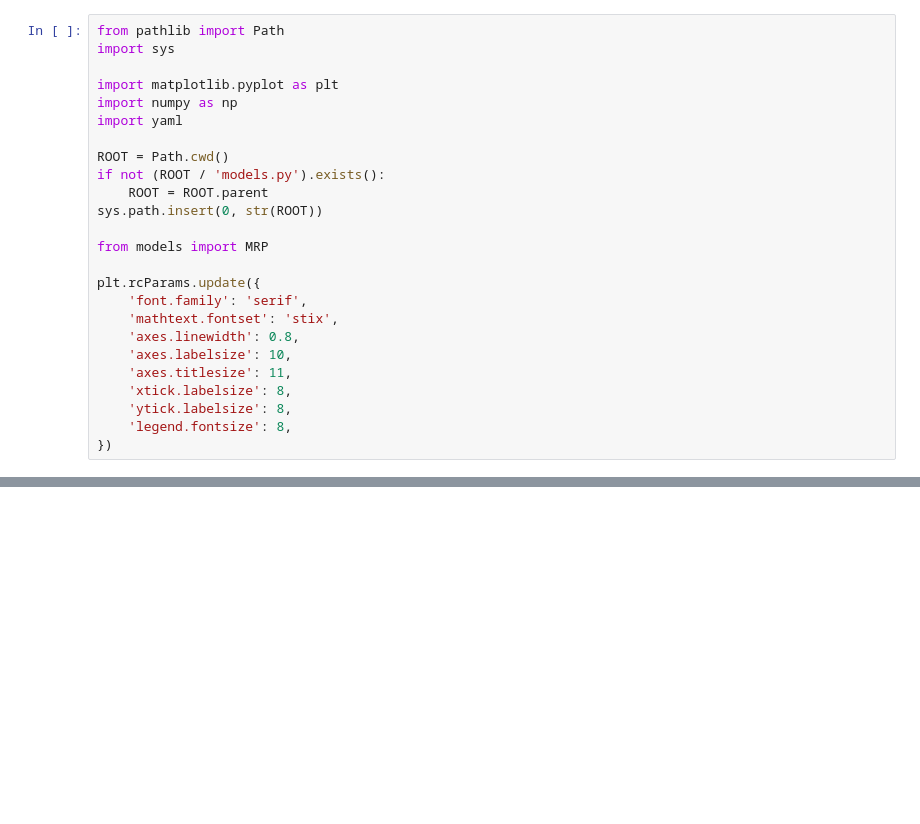
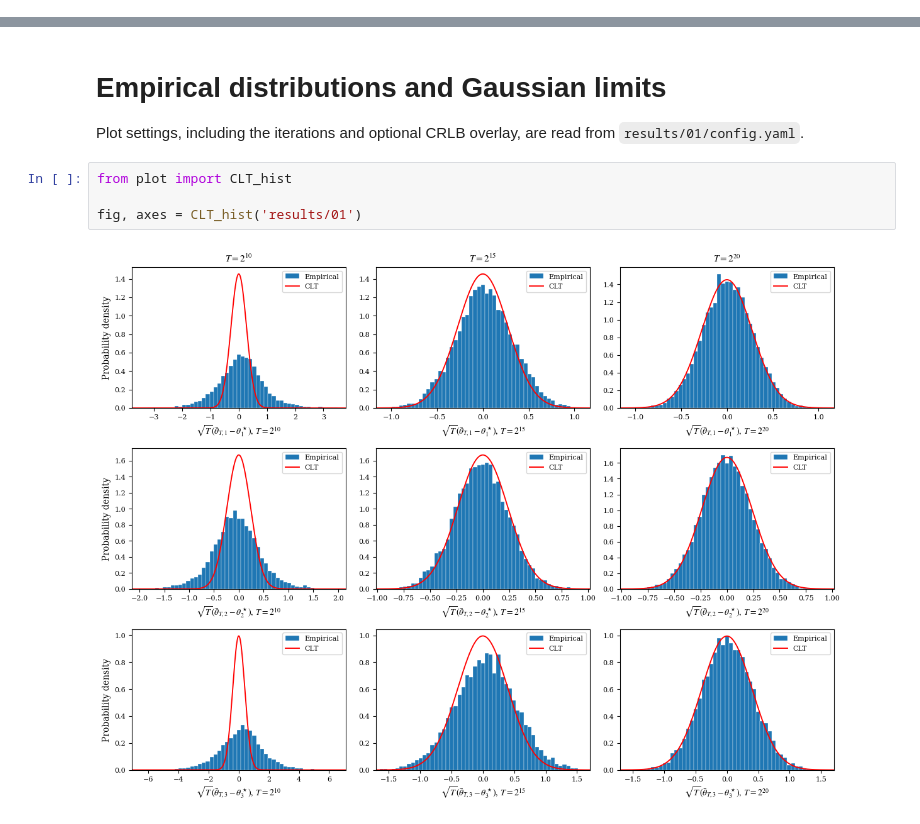
Before and after one commit to Weichen-Wu-1996/SA_CLT_CRLB, a Jupyter notebook: plot.ipynb, the cells around one changed output, grey strips where cells are left out. Drawn from its saved outputs; the diff is of its cells as text; blank space fills up the shorter version.

Commit message:
plot script

```diff
--- a/plot.ipynb
+++ b/plot.ipynb
@@ -5,25 +0,0 @@ This notebook compares the empirical marginal distributions of $\sqrt{T}(\bar{\t
-# %%
-from pathlib import Path
-import sys
-
-import matplotlib.pyplot as plt
-import numpy as np
-import yaml
-
-ROOT = Path.cwd()
-if not (ROOT / 'models.py').exists():
-    ROOT = ROOT.parent
-sys.path.insert(0, str(ROOT))
-
-from models import MRP
-
-plt.rcParams.update({
-    'font.family': 'serif',
-    'mathtext.fontset': 'stix',
-    'axes.linewidth': 0.8,
-    'axes.labelsize': 10,
-    'axes.titlesize': 11,
-    'xtick.labelsize': 8,
-    'ytick.labelsize': 8,
-    'legend.fontsize': 8,
-})
@@ -111,0 +1,10 @@ Saved figure to /Users/weichen_wu_1996/Desktop/Research/github/SA_CLT_CRLB/resul
+# %% [markdown]
+# Empirical distributions and Gaussian limits
+
+Plot settings, including the iterations and optional CRLB overlay, are read from `results/01/config.yaml`.
+# %%
+from plot import CLT_hist
+
+fig, axes = CLT_hist('results/01')
+# %% [output]
+[figure, added]
```
Also changed, not shown: parts of 4 cells of this notebook, 3 other files.
